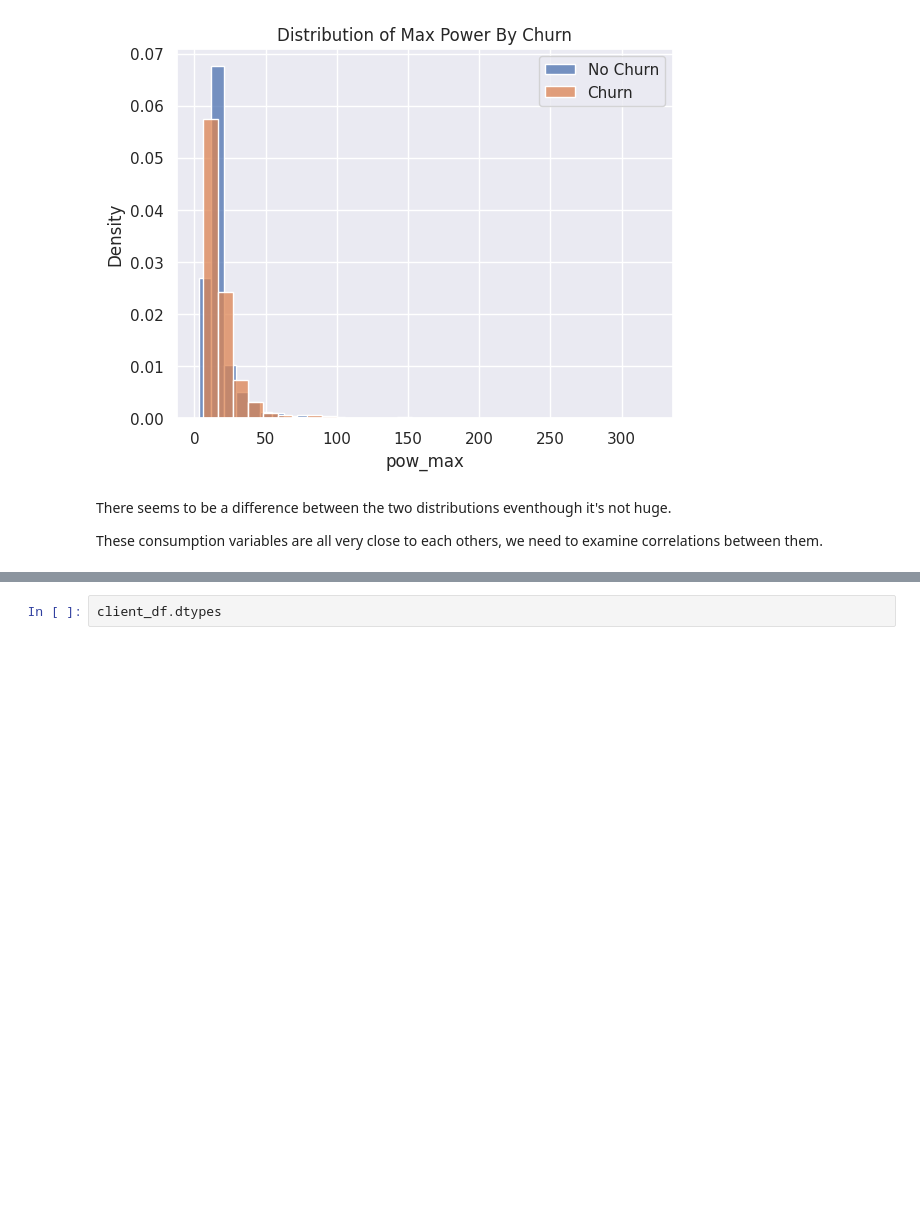
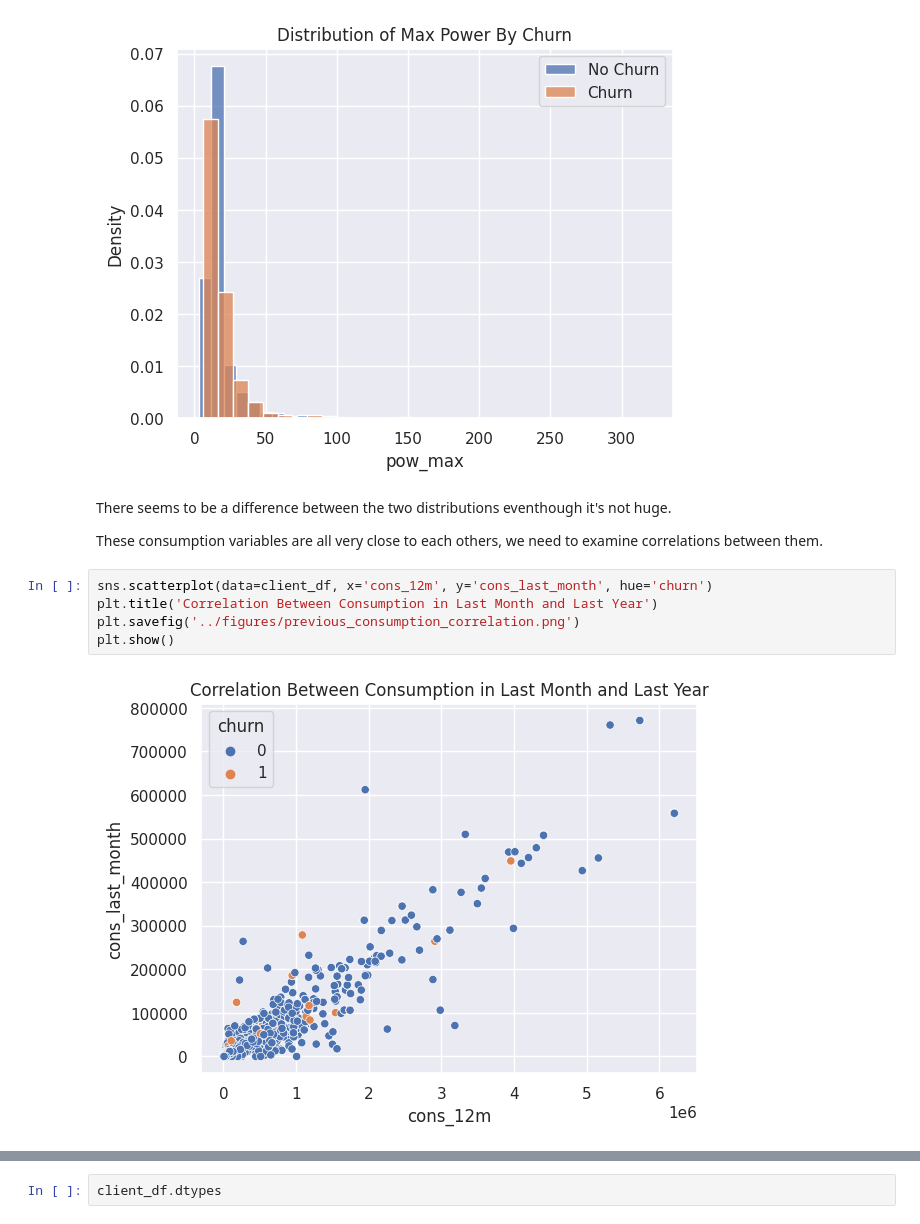
Before and after one commit to mnijadi/energy-company-customer-churn, a Jupyter notebook: notebooks/eda.ipynb, the cells around one changed output, grey strips where cells are left out. Saved outputs shown, nothing was run; the diff lists cells and outputs as text; blank space fills up the shorter version.

Commit message:
Explore correlations

```diff
--- a/notebooks/eda.ipynb
+++ b/notebooks/eda.ipynb
@@ -523,3 +523,10 @@ plt.show()
 There seems to be a difference between the two distributions eventhough it's not huge.
 
 These consumption variables are all very close to each others, we need to examine correlations between them.
+# %%
+sns.scatterplot(data=client_df, x='cons_12m', y='cons_last_month', hue='churn')
+plt.title('Correlation Between Consumption in Last Month and Last Year')
+plt.savefig('../figures/previous_consumption_correlation.png')
+plt.show()
+# %% [output]
+[figure, added]
```
Also changed, not shown: parts of 3 cells of this notebook, 2 other files.
